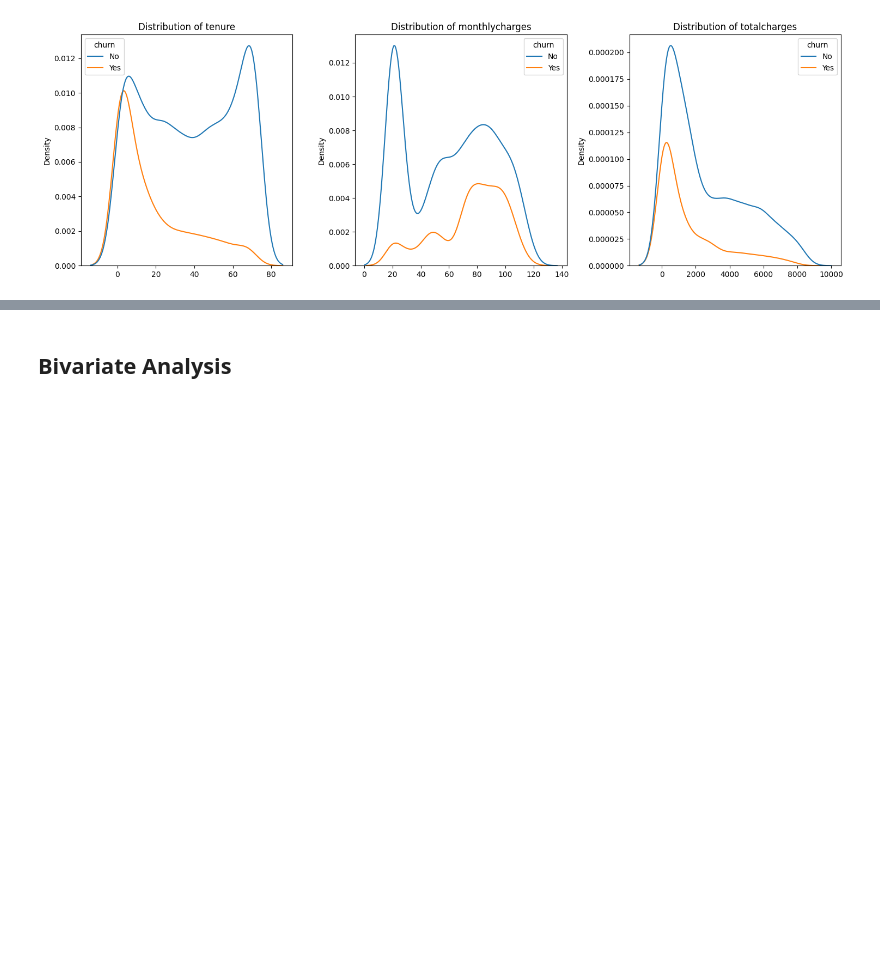
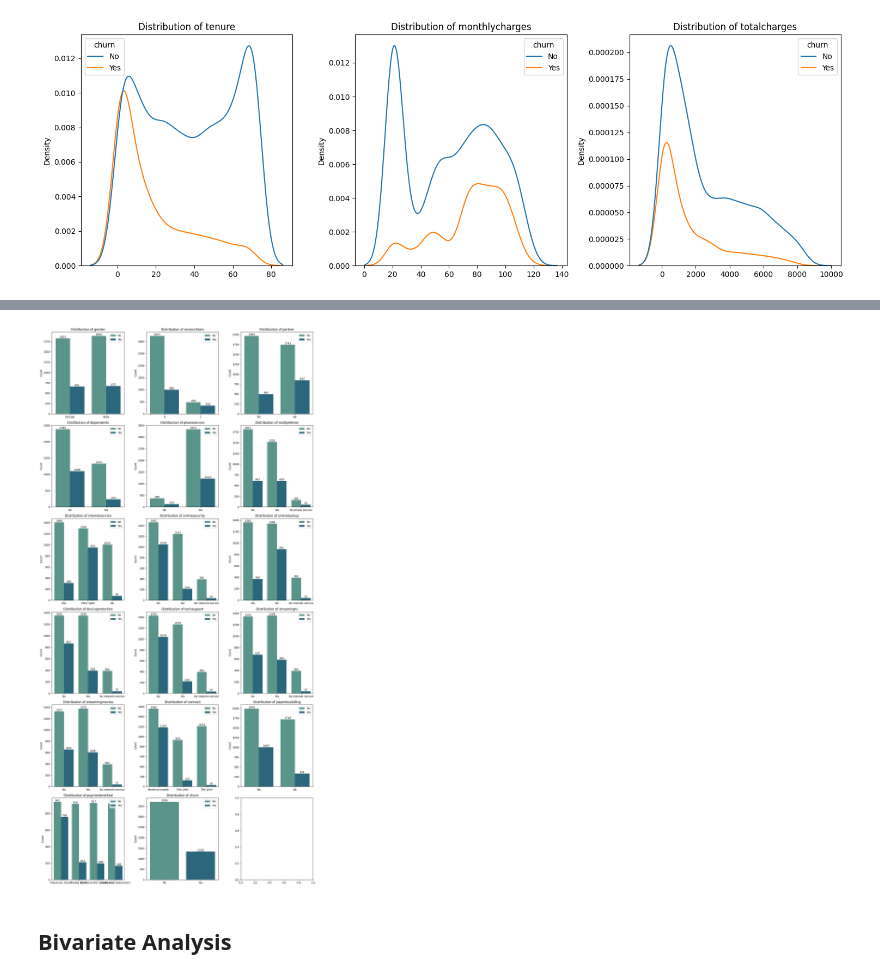
Before and after one commit to murithidenisgitobu/Vodafone_Corporation_Customer_Churn_Prediction, a Jupyter notebook: Customer_Churn_Prediction_Notebook.ipynb, the cells around one changed output, grey strips where cells are left out. Drawn from its saved outputs; the diff is of its cells as text; code cells hidden in the pictures; blank space fills up the shorter version.

```diff
--- a/Customer_Churn_Prediction_Notebook.ipynb
+++ b/Customer_Churn_Prediction_Notebook.ipynb
@@ -404,13 +401,3 @@ distribution_plots(train_data)
 distribution_plots(train_data)
 # %% [output]
 [figure]
-# %%
-def categorical_distribution(df):
-    for col in df.select_dtypes(include='object').columns:
-        ax=sns.countplot(data=df, x=col, orient='h',palette='crest', hue='churn', legend=True)
-        plt.title(f"Distribution of {col}")
-        plt.xlabel("")
-        plt.ylabel("Count")
-        for i in ax.containers:
-            plt.bar_label(i,)
-        plt.show()
@@ -433,3 +404,22 @@ categorical_distribution(train_data)
+# %%
+# plot barplots to analyze categorical columns
+def categorical_distribution(df):
+    cat_cols = df.select_dtypes(include='object').columns
+    num_plots = min(len(cat_cols), 17)
+    fig, axes = plt.subplots(6, 3, figsize=(15, 30))
+    for ax, col in zip(axes.flat, cat_cols[:num_plots]):
+        sns.countplot(data=df, x=col, orient='h', palette='crest', hue='churn', ax=ax)
+        for container in ax.containers:
+            ax.bar_label(container)
+        ax.set_title(f"Distribution of {col}")
+        ax.set_xlabel("")
+        ax.set_ylabel("Count")
+        ax.legend(loc='upper right')
+    plt.tight_layout()
+    plt.show()
+categorical_distribution(train_data)
+# %% [output]
+[figure, added]
 # %% [markdown]
 ## Bivariate Analysis
 # %%
```
Also changed, not shown: parts of 8 cells of this notebook.
